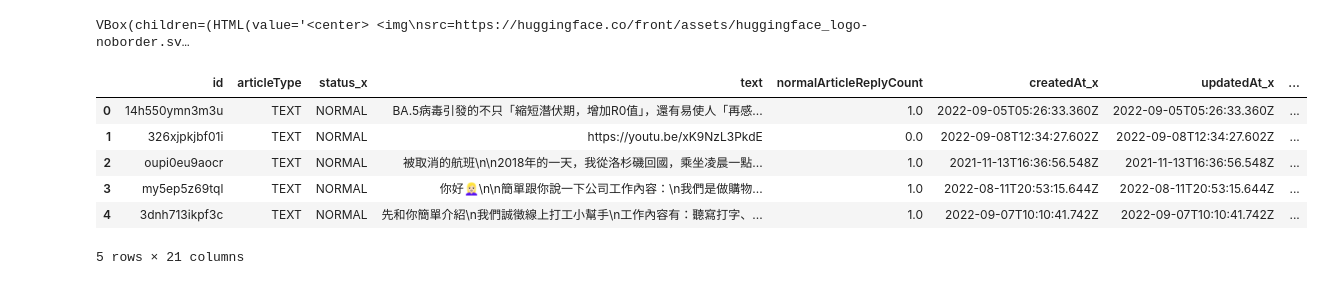
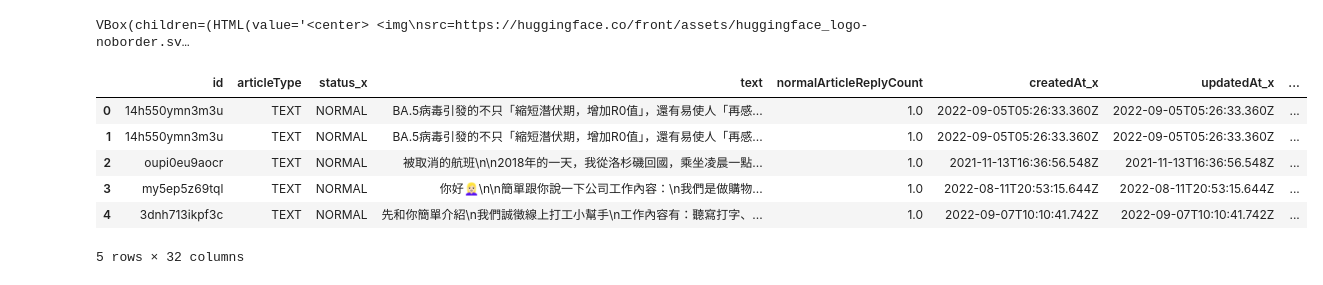
Before and after one commit to WilliamPLaCroix/NN-SoftP, a Jupyter notebook: cofacts.ipynb, the cells around one changed output. Saved outputs shown, nothing was run; the diff lists cells and outputs as text; code cells hidden in the pictures.

```diff
--- a/cofacts.ipynb
+++ b/cofacts.ipynb
@@ -21,16 +19,29 @@ VBox(children=(HTML(value='<center> <img\nsrc=https://huggingface.co/front/asset
 # %%
 # download specific dataset files; entire archive is only ~250 mb
 articles = load_dataset("Cofacts/line-msg-fact-check-tw", "articles") # article contents and some meta info
 article_replies = load_dataset("Cofacts/line-msg-fact-check-tw", "article_replies") # 'join table' for articles and replies with added meta info
+article_categories = load_dataset("Cofacts/line-msg-fact-check-tw", "article_categories")
+art_rep_df = pd.merge(
+    articles["train"].to_pandas(),
+    article_replies["train"].to_pandas(),
+    left_on="id",
+    right_on="articleId",
+    how="inner"
+)
+art_rep_cat_df = pd.merge(
+    art_rep_df,
+    article_categories["train"].to_pandas(),
+    left_on="id",
+    right_on="articleId",
+    how="inner"
+)
+art_rep_cat_df.head()
+# replyType is the label assigned to an article by human editor
+# %% [output]
+|  | id | articleType | status_x | text | normalArticleReplyCount | createdAt_x | updatedAt_x | ... |
+| 0 | 14h550ymn3m3u | TEXT | NORMAL | BA.5病毒引發的不只「縮短潛伏期，增加R0值」，還有易使人「再感... | 1.0 | 2022-09-05T05:26:33.360Z | 2022-09-05T05:26:33.360Z | ... |
+| 1 | 14h550ymn3m3u | TEXT | NORMAL | BA.5病毒引發的不只「縮短潛伏期，增加R0值」，還有易使人「再感... | 1.0 | 2022-09-05T05:26:33.360Z | 2022-09-05T05:26:33.360Z | ... |
+| 2 | oupi0eu9aocr | TEXT | NORMAL | 被取消的航班\n\n2018年的一天，我從洛杉磯回國，乘坐凌晨一點... | 1.0 | 2021-11-13T16:36:56.548Z | 2021-11-13T16:36:56.548Z | ... |
+| 3 | my5ep5z69tql | TEXT | NORMAL | 你好👱🏻‍♀️\n\n簡單跟你說一下公司工作內容：\n我們是做購物... | 1.0 | 2022-08-11T20:53:15.644Z | 2022-08-11T20:53:15.644Z | ... |
+| 4 | 3dnh713ikpf3c | TEXT | NORMAL | 先和你簡單介紹\n我們誠徵線上打工小幫手\n工作內容有：聽寫打字、... | 1.0 | 2022-09-07T10:10:41.742Z | 2022-09-07T10:10:41.742Z | ... |
+5 rows × 32 columns
-# %%
-art_rep_df = pd.merge(articles["train"].to_pandas(), article_replies["train"].to_pandas(), left_on="id", right_on="articleId", how="left")
-art_rep_df.head()
-# replyType is the label assigned to the article by the human editor
-# %% [output]
-|  | id | articleType | status_x | text | normalArticleReplyCount | createdAt_x | updatedAt_x | ... |
-| 0 | 14h550ymn3m3u | TEXT | NORMAL | BA.5病毒引發的不只「縮短潛伏期，增加R0值」，還有易使人「再感... | 1.0 | 2022-09-05T05:26:33.360Z | 2022-09-05T05:26:33.360Z | ... |
-| 1 | 326xjpkjbf01i | TEXT | NORMAL | https://youtu.be/xK9NzL3PkdE | 0.0 | 2022-09-08T12:34:27.602Z | 2022-09-08T12:34:27.602Z | ... |
-| 2 | oupi0eu9aocr | TEXT | NORMAL | 被取消的航班\n\n2018年的一天，我從洛杉磯回國，乘坐凌晨一點... | 1.0 | 2021-11-13T16:36:56.548Z | 2021-11-13T16:36:56.548Z | ... |
-| 3 | my5ep5z69tql | TEXT | NORMAL | 你好👱🏻‍♀️\n\n簡單跟你說一下公司工作內容：\n我們是做購物... | 1.0 | 2022-08-11T20:53:15.644Z | 2022-08-11T20:53:15.644Z | ... |
-| 4 | 3dnh713ikpf3c | TEXT | NORMAL | 先和你簡單介紹\n我們誠徵線上打工小幫手\n工作內容有：聽寫打字、... | 1.0 | 2022-09-07T10:10:41.742Z | 2022-09-07T10:10:41.742Z | ... |
-5 rows × 21 columns
```
Also changed, not shown: parts of 10 cells of this notebook.
